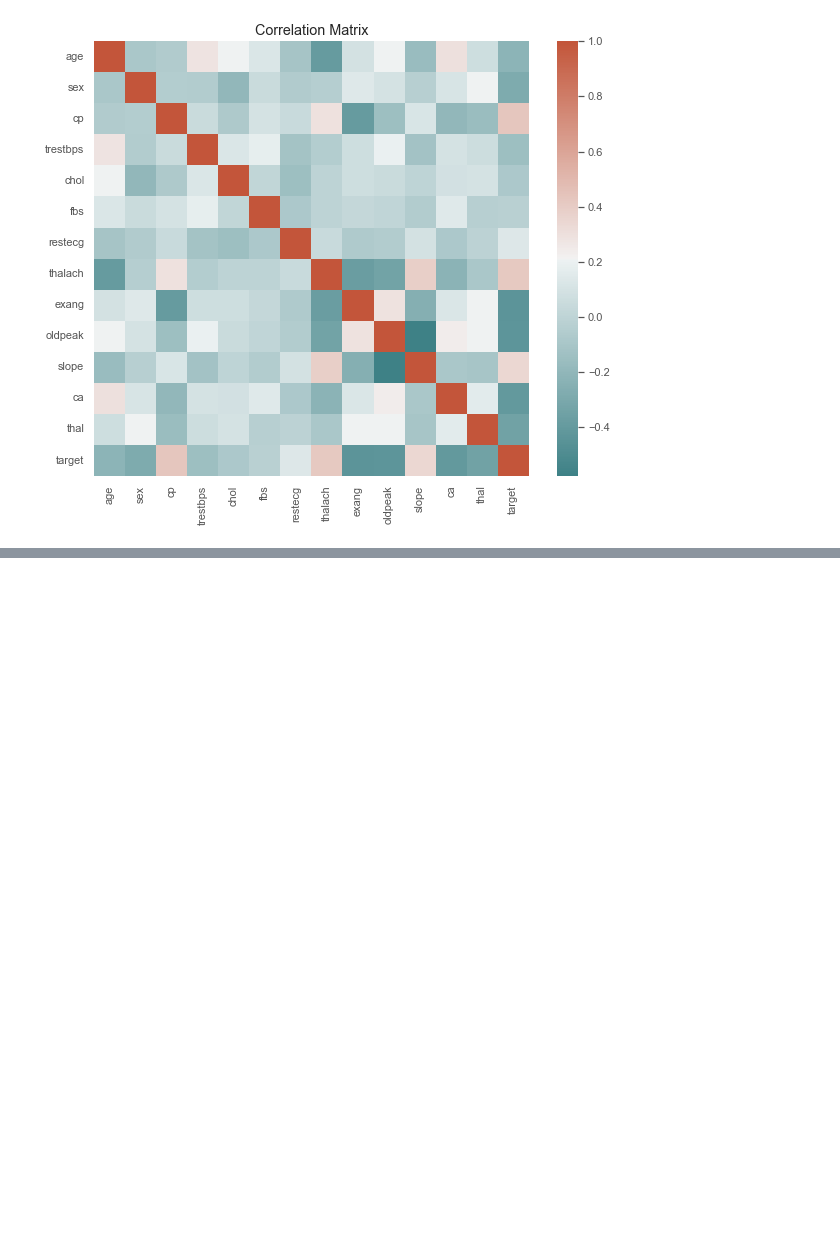
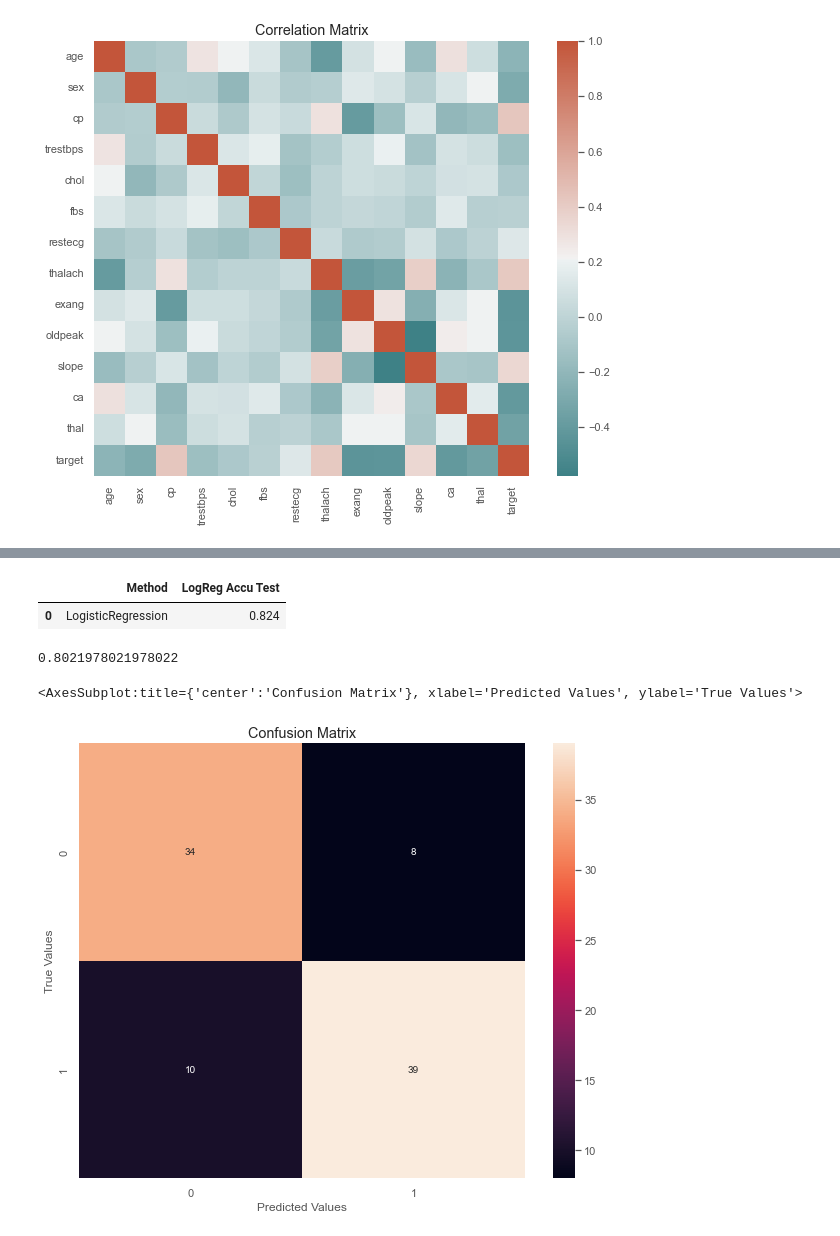
Before and after one commit to Omuk/Reborn, a Jupyter notebook: Data Practice/Practice_Field.ipynb, the cells around one changed output, grey strips where cells are left out. Cells and saved outputs as stored; diff of their text form; code cells hidden in the pictures; blank space fills up the shorter version.

Commit message:
Data

```diff
--- a/Data Practice/Practice_Field.ipynb
+++ b/Data Practice/Practice_Field.ipynb
@@ -104,0 +134,52 @@ x = data.drop(columns=['target'])
+# %%
+logreg = LogisticRegression()
+
+logreg.fit(x_train,y_train)
+
+y_true = y_test
+y_pred = logreg.predict(x_test)
+
+accu_scr = accuracy_score(y_true,y_pred).round(3)
+
+mod_perf = pd.DataFrame( [
+    'LogisticRegression', accu_scr]
+).transpose()
+
+mod_perf.columns = ['Method', 'LogReg Accu Test']
+mod_perf
+# %% [output]
+|  | Method | LogReg Accu Test |
+| 0 | LogisticRegression | 0.824 |
+# %%
+knn = KNeighborsClassifier(n_neighbors=3)
+
+knn.fit(x_train,y_train)
+
+y_pred = knn.predict(x_test)
+
+acc_scr = accuracy_score(y_true,y_pred)
+
+acc_scr
+# %% [output]
+0.8021978021978022
+# %%
+f,ax = plt.subplots(figsize=(10,8))
+ax.set_title('Confusion Matrix')
+
+conma_dic = {
+    'y_true':y_true,
+    'y_pred':y_pred
+}
+
+conma_cols = pd.DataFrame(
+    conma_dic, columns=['y_true', 'y_pred']
+)
+
+confusion_matrix = pd.crosstab(
+    conma_cols['y_true'], conma_cols['y_pred'], rownames=['True Values'], colnames=['Predicted Values']
+)
+
+sns.heatmap(confusion_matrix, annot=True, ax=ax)
+# %% [output]
+<AxesSubplot:title={'center':'Confusion Matrix'}, xlabel='Predicted Values', ylabel='True Values'>
+[figure, added]
```
Also changed, not shown: parts of 6 cells of this notebook.
